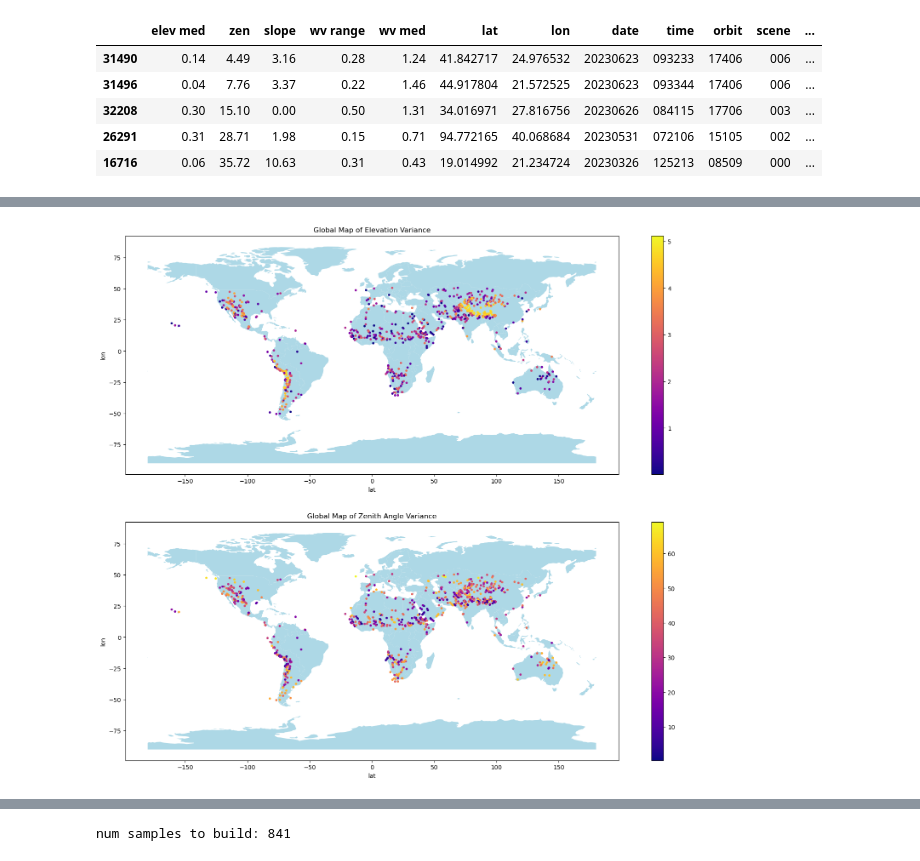
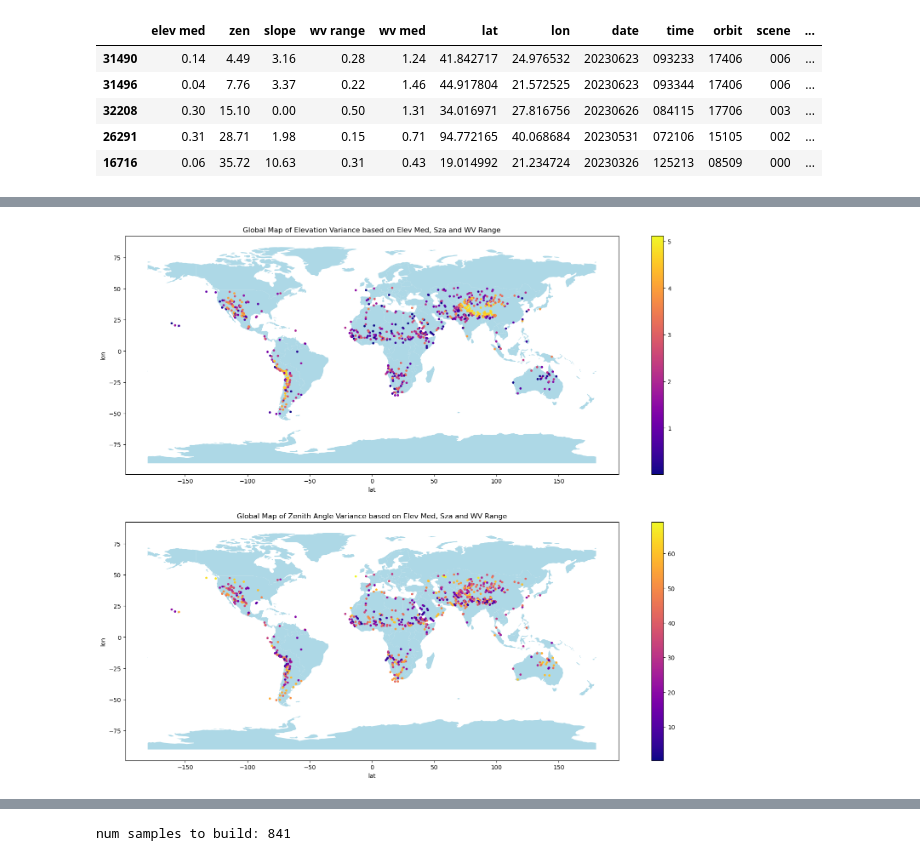
Before and after one commit to varunpatro1/EMIT_scene_analysis, a Jupyter notebook: LHS_results.ipynb, the cells around one changed output, grey strips where cells are left out. Cells and saved outputs as stored; diff of their text form; code cells hidden in the pictures.

```diff
--- a/LHS_results.ipynb
+++ b/LHS_results.ipynb
@@ -39,4 +35,4 @@ spatial_plot.spatial_plt(lhs_samples)
 # %%
-spatial_plot.elev_zen_variance_plt(lhs_samples)
+spatial_plot.elev_zen_variance_plt(lhs_samples, ' Elev Med, Sza and WV Range')
 # %% [output]
-[figure, old version]
+[figure, new version]
```
Also changed, not shown: parts of 5 cells of this notebook, 1 other file.
